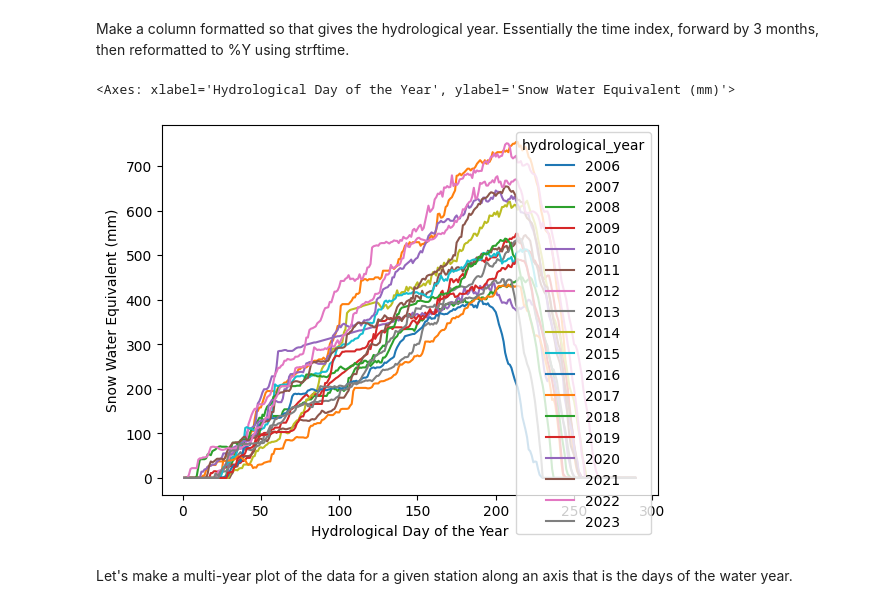
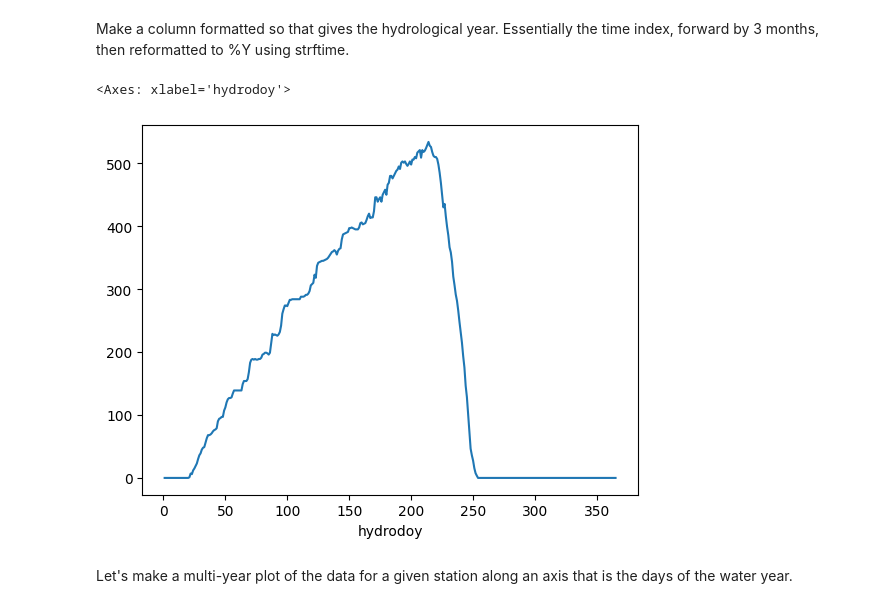
Before and after one commit to faronium/snowapp, a Jupyter notebook: snow.ipynb, the cells around one changed output. Cells and saved outputs as stored; diff of their text form; code cells hidden in the pictures.

```diff
--- a/snow.ipynb
+++ b/snow.ipynb
@@ -100,14 +100,14 @@ df['hydrological_year'] = df['hydrological_year'].apply(datetimepandas)
 # %%
 
 #index = pd.MultiIndex.from_frame(df[['hydrological_year','hydrodoy']])
 subdf = df[['1A02P McBride Upper','hydrological_year','hydrodoy']]
 subdf_pivoted = pd.pivot_table(subdf,index=["hydrodoy"],columns="hydrological_year",values="1A02P McBride Upper")
-
+subdf_pivoted.median(axis=1).plot()
 #Sample plotting
-subdf_pivoted.loc[0:289,:].plot(xlabel='Hydrological Day of the Year', ylabel='Snow Water Equivalent (mm)')
+#subdf_pivoted.loc[0:289,:].plot(xlabel='Hydrological Day of the Year', ylabel='Snow Water Equivalent (mm)')
 # %% [output]
-<Axes: xlabel='Hydrological Day of the Year', ylabel='Snow Water Equivalent (mm)'>
+<Axes: xlabel='hydrodoy'>
-[figure, old version]
+[figure, new version]
 # %% [markdown]
 Let's make a multi-year plot of the data for a given station along an axis that is the days of the water year.
 # %%
```
Also changed, not shown: parts of 2 cells of this notebook.
